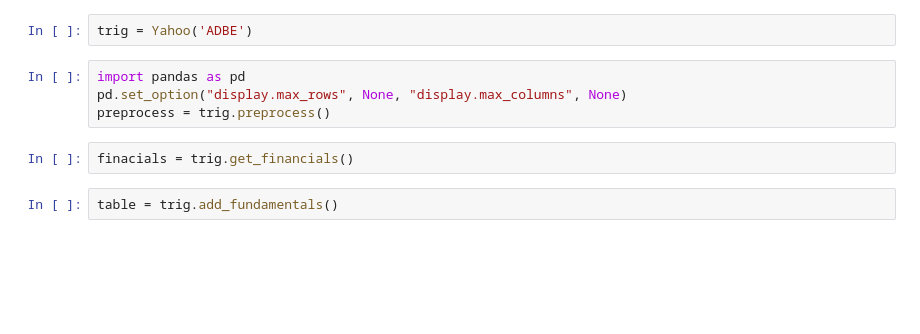
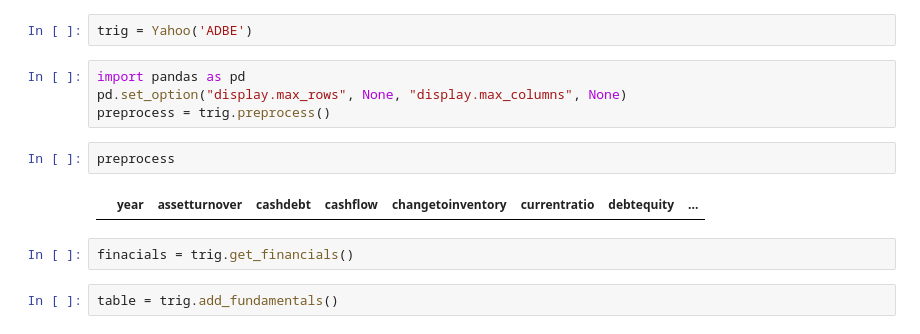
Before and after one commit to Michiel-DK/tracker, a Jupyter notebook: notebooks/try.ipynb, the cells around one changed output. Cells and saved outputs as stored; diff of their text form; blank space fills up the shorter version.

```diff
--- a/notebooks/try.ipynb
+++ b/notebooks/try.ipynb
@@ -344,6 +333,10 @@ trig = Yahoo('ADBE')
 import pandas as pd
 pd.set_option("display.max_rows", None, "display.max_columns", None)
 preprocess = trig.preprocess()
+# %%
+preprocess
+# %% [output]
+|  | year | assetturnover | cashdebt | cashflow | changetoinventory | currentratio | debtequity | ... |
 # %%
 finacials = trig.get_financials()
 # %%
```
Also changed, not shown: parts of 8 cells of this notebook, 5 other files.
